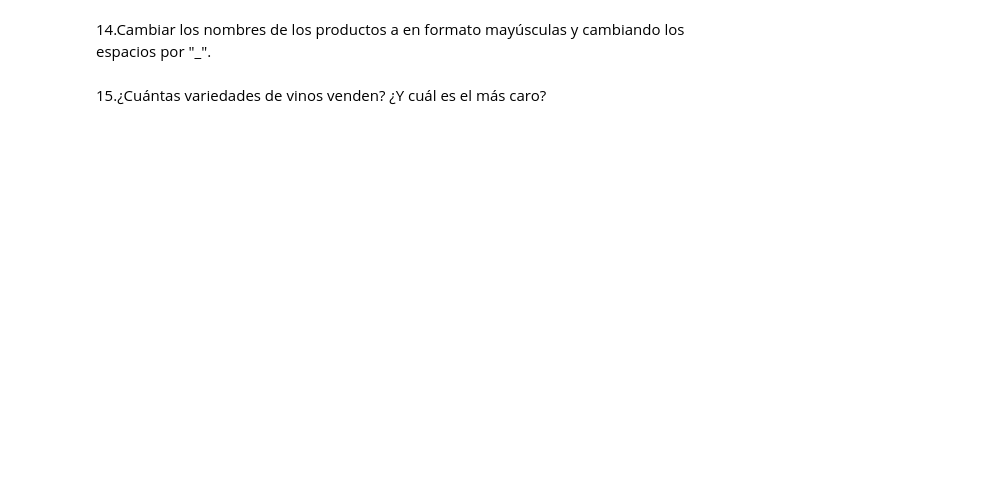
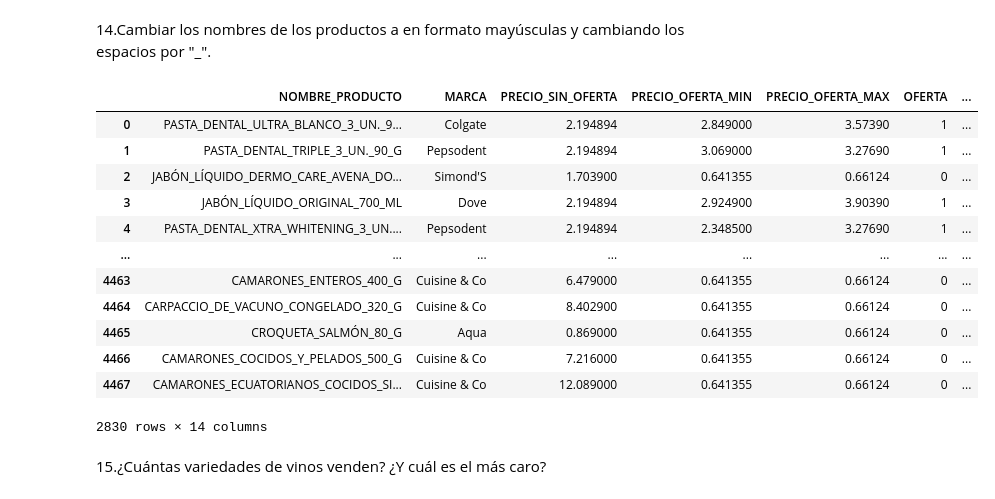
Before and after one commit to Bubu52/AMACOR_SUPERMARKET, a Jupyter notebook: Pry_AMACOR v.1.1.ipynb, the cells around one changed output. Saved outputs shown, nothing was run; the diff lists cells and outputs as text; code cells hidden in the pictures; blank space fills up the shorter version.

```diff
--- a/Pry_AMACOR v.1.1.ipynb
+++ b/Pry_AMACOR v.1.1.ipynb
@@ -253,3 +296,19 @@ for i in df['NOMBRE_PRODUCTO']:
+# %%
+df
+# %% [output]
+|  | NOMBRE_PRODUCTO | MARCA | PRECIO_SIN_OFERTA | PRECIO_OFERTA_MIN | PRECIO_OFERTA_MAX | OFERTA | ... |
+| 0 | PASTA_DENTAL_ULTRA_BLANCO_3_UN._9... | Colgate | 2.194894 | 2.849000 | 3.57390 | 1 | ... |
+| 1 | PASTA_DENTAL_TRIPLE_3_UN._90_G | Pepsodent | 2.194894 | 3.069000 | 3.27690 | 1 | ... |
+| 2 | JABÓN_LÍQUIDO_DERMO_CARE_AVENA_DO... | Simond'S | 1.703900 | 0.641355 | 0.66124 | 0 | ... |
+| 3 | JABÓN_LÍQUIDO_ORIGINAL_700_ML | Dove | 2.194894 | 2.924900 | 3.90390 | 1 | ... |
+| 4 | PASTA_DENTAL_XTRA_WHITENING_3_UN.... | Pepsodent | 2.194894 | 2.348500 | 3.27690 | 1 | ... |
+| ... | ... | ... | ... | ... | ... | ... | ... |
+| 4463 | CAMARONES_ENTEROS_400_G | Cuisine & Co | 6.479000 | 0.641355 | 0.66124 | 0 | ... |
+| 4464 | CARPACCIO_DE_VACUNO_CONGELADO_320_G | Cuisine & Co | 8.402900 | 0.641355 | 0.66124 | 0 | ... |
+| 4465 | CROQUETA_SALMÓN_80_G | Aqua | 0.869000 | 0.641355 | 0.66124 | 0 | ... |
+| 4466 | CAMARONES_COCIDOS_Y_PELADOS_500_G | Cuisine & Co | 7.216000 | 0.641355 | 0.66124 | 0 | ... |
+| 4467 | CAMARONES_ECUATORIANOS_COCIDOS_SI... | Cuisine & Co | 12.089000 | 0.641355 | 0.66124 | 0 | ... |
+2830 rows × 14 columns
 # %% [markdown]
 15.¿Cuántas variedades de vinos venden? ¿Y cuál es el más caro?
 # %%
```
Also changed, not shown: parts of 23 cells of this notebook.
